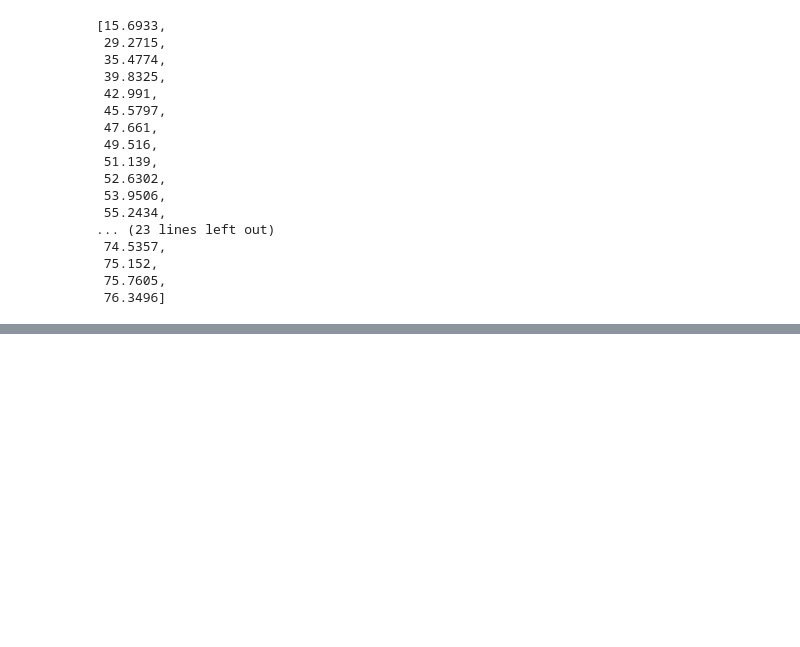
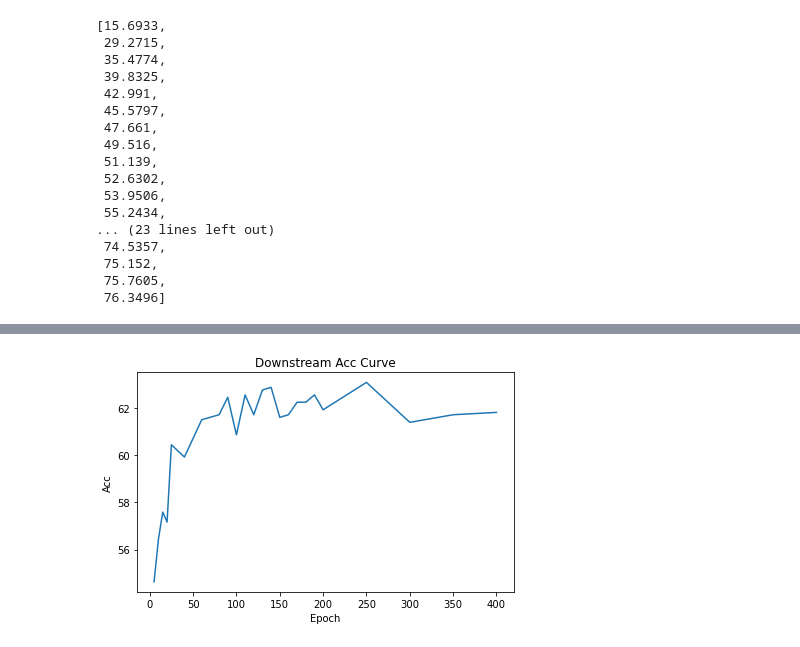
Before and after one commit to hongluzhou/kg, a Jupyter notebook: utils/print_loss_acc.ipynb, the cells around one changed output, grey strips where cells are left out. Cells and saved outputs as stored; diff of their text form; code cells hidden in the pictures; blank space fills up the shorter version.

```diff
--- a/utils/print_loss_acc.ipynb
+++ b/utils/print_loss_acc.ipynb
@@ -99,0 +113,22 @@ plt.close()
+# %%
+line2parse = 'epoch 250 (63.08), epoch 140 (62.87), epoch 130 (62.76), epoch 110 (62.55), epoch 190 (62.55), epoch 90 (62.45), epoch 170 (62.24), epoch 180 (62.24), epoch 200 (61.92), epoch 400 (61.81), epoch 120 (61.71), epoch 350 (61.71), epoch 80 (61.71), epoch 160 (61.71), epoch 150 (61.60), epoch 60 (61.50), epoch 300 (61.39), epoch 100 (60.86), epoch 25 (60.44), epoch 40 (59.92), epoch 15 (57.59), epoch 20 (57.17), epoch 10 (56.43), epoch 5 (54.64)'
+epoch_results = dict()
+for epoch_result in line2parse.split(','):
+    epoch_res = float(epoch_result.split('(')[1].split(')')[0])
+    epoch_num = int(epoch_result.split('(')[0].split()[1])
+    epoch_results[epoch_num] = epoch_res
+x_line = sorted(list(epoch_results.keys()))
+y_line = [epoch_results[x] for x in x_line]
+
+fig = plt.figure()
+# ax = plt.axes()
+plt.ylabel('Acc')
+plt.xlabel('Epoch')
+plt.title('Downstream Acc Curve')
+plt.plot(x_line, y_line)
+plt.tight_layout()
+plt.savefig('{}_acc_curve.png'.format('downstream'), bbox_inches='tight', transparent=True)
+plt.show()
+plt.close()
+# %% [output]
+[figure, added]
```
Also changed, not shown: parts of 4 cells of this notebook, 15 other files.
